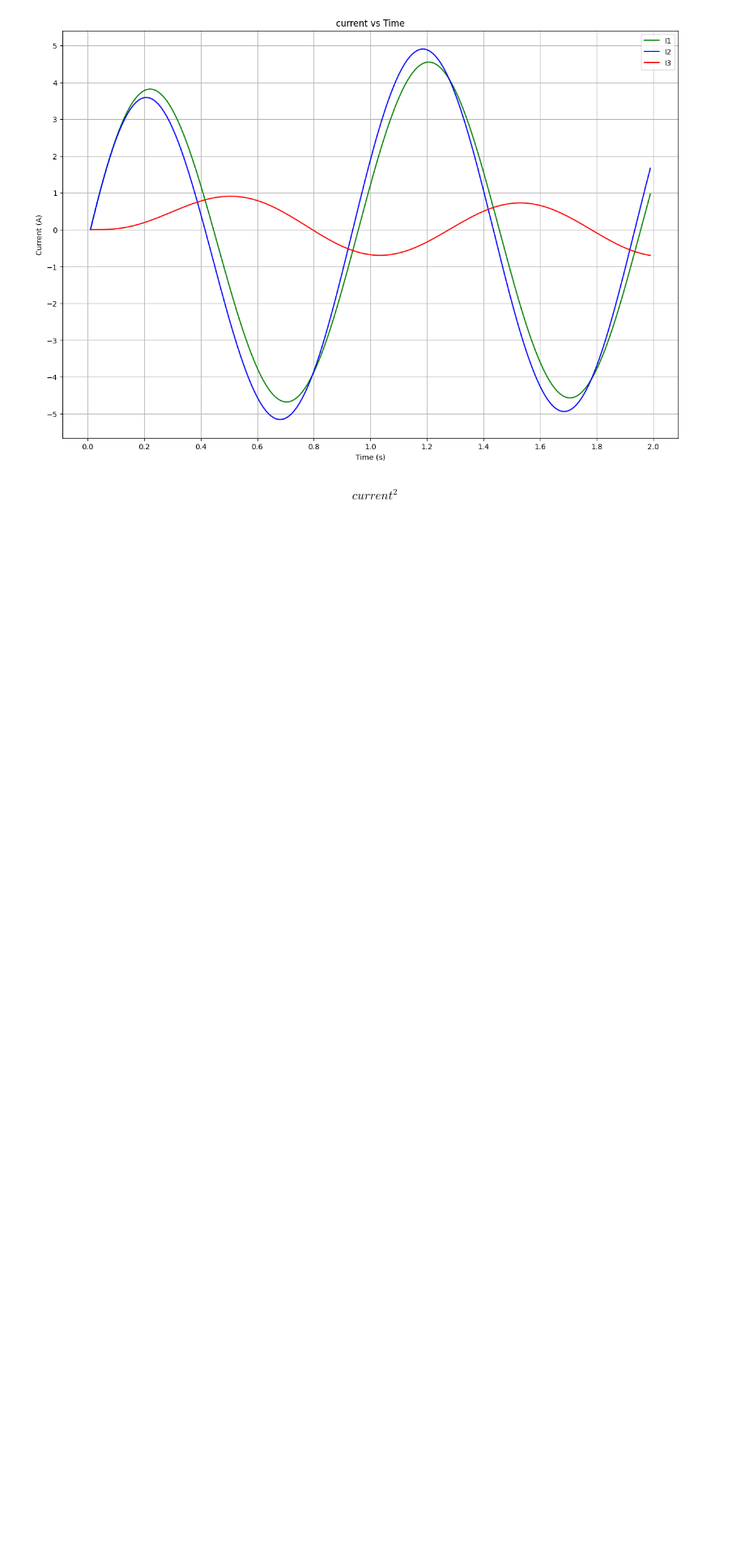
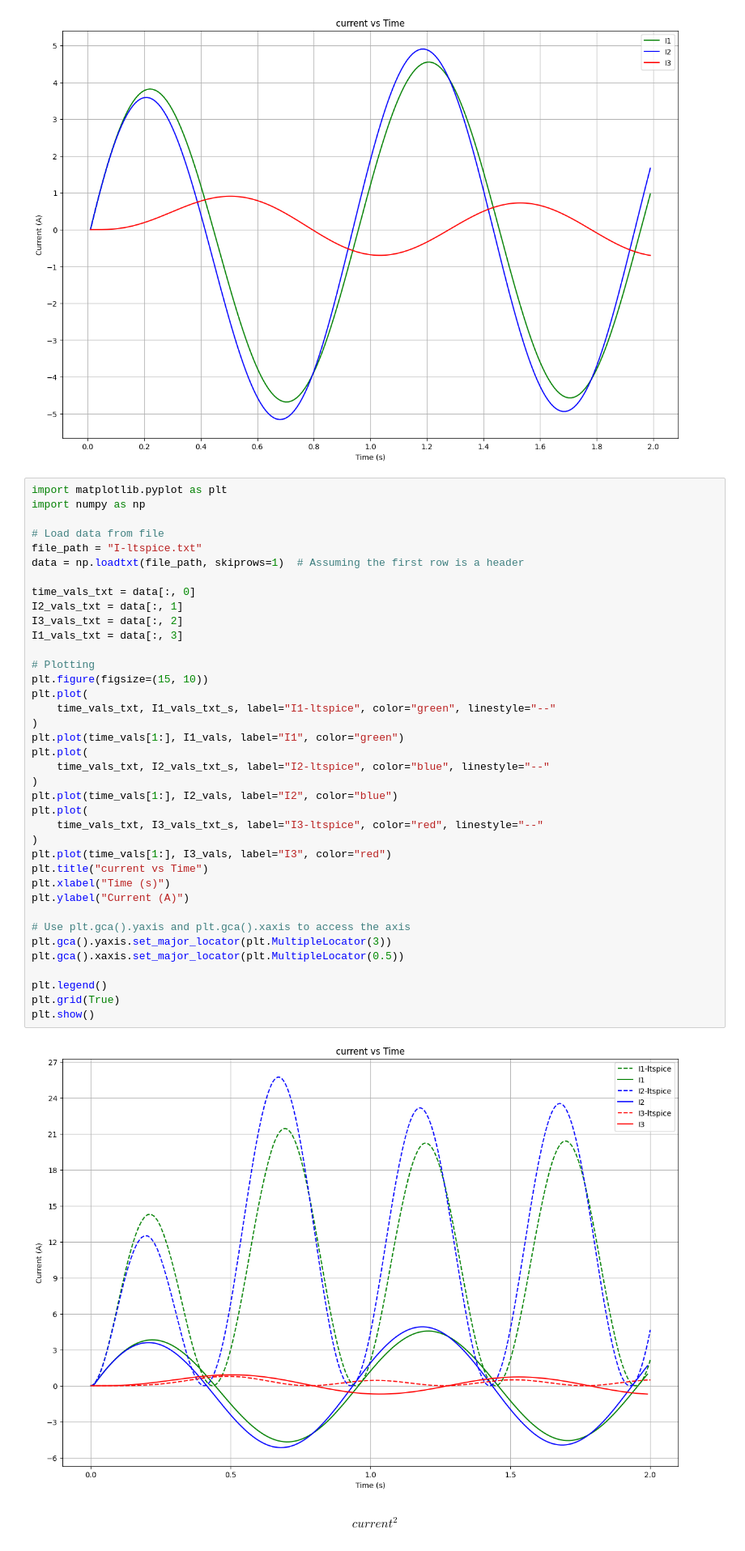
Before and after one commit to faliqadlan/rlc-coupled-system, a Jupyter notebook: answer.ipynb, the cells around one changed output. Shown at 81% size. Drawn from its saved outputs; the diff is of its cells as text; blank space fills up the shorter version.

Commit message:
add diff plot

```diff
--- a/answer.ipynb
+++ b/answer.ipynb
@@ -181,6 +181,46 @@ plt.grid(True)
 plt.show()
 # %% [output]
 [figure]
+# %%
+import matplotlib.pyplot as plt
+import numpy as np
+
+# Load data from file
+file_path = "I-ltspice.txt"
+data = np.loadtxt(file_path, skiprows=1)  # Assuming the first row is a header
+
+time_vals_txt = data[:, 0]
+I2_vals_txt = data[:, 1]
+I3_vals_txt = data[:, 2]
+I1_vals_txt = data[:, 3]
+
+# Plotting
+plt.figure(figsize=(15, 10))
+plt.plot(
+    time_vals_txt, I1_vals_txt_s, label="I1-ltspice", color="green", linestyle="--"
+)
+plt.plot(time_vals[1:], I1_vals, label="I1", color="green")
+plt.plot(
+    time_vals_txt, I2_vals_txt_s, label="I2-ltspice", color="blue", linestyle="--"
+)
+plt.plot(time_vals[1:], I2_vals, label="I2", color="blue")
+plt.plot(
+    time_vals_txt, I3_vals_txt_s, label="I3-ltspice", color="red", linestyle="--"
+)
+plt.plot(time_vals[1:], I3_vals, label="I3", color="red")
+plt.title("current vs Time")
+plt.xlabel("Time (s)")
+plt.ylabel("Current (A)")
+
+# Use plt.gca().yaxis and plt.gca().xaxis to access the axis
+plt.gca().yaxis.set_major_locator(plt.MultipleLocator(3))
+plt.gca().xaxis.set_major_locator(plt.MultipleLocator(0.5))
+
+plt.legend()
+plt.grid(True)
+plt.show()
+# %% [output]
+[figure, added]
 # %% [markdown]
 $$current^2$$
 # %%
```
Also changed, not shown: parts of 1 cell of this notebook, 3 other files.
